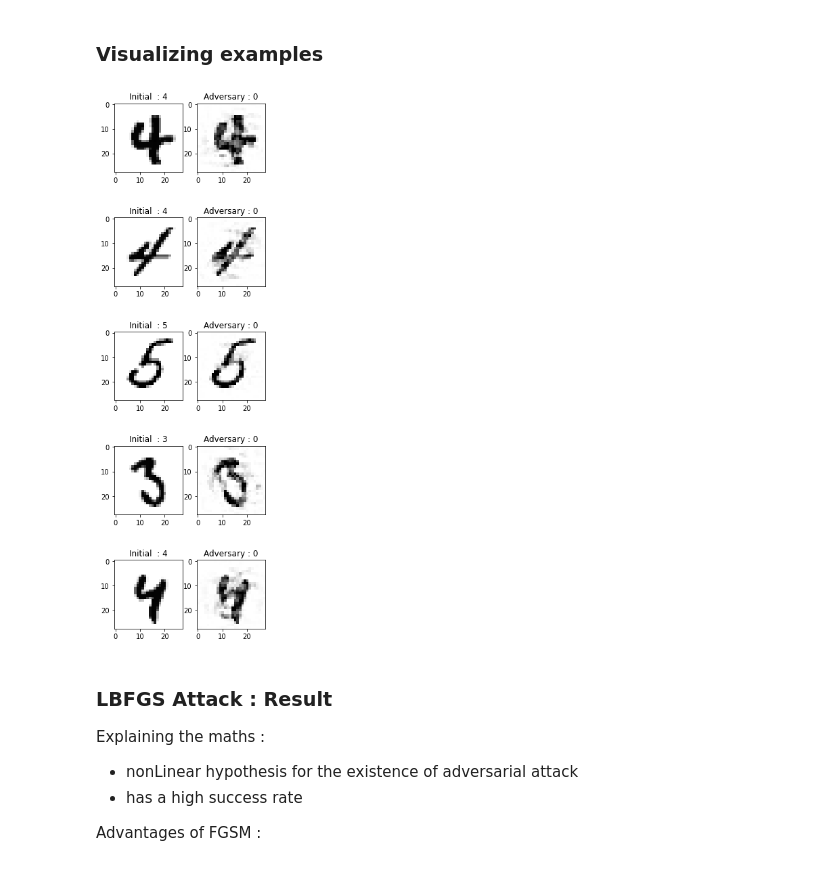
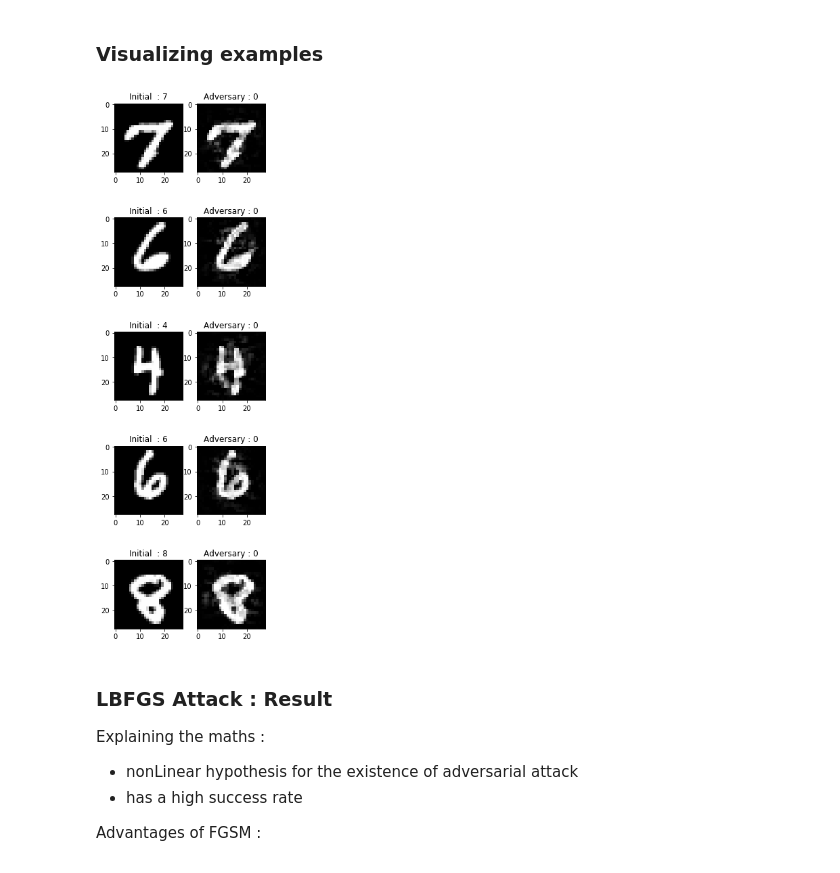
Before and after one commit to AmineDiro/Adversarial-Attacks, a Jupyter notebook: Adversarial attacks.ipynb, the cells around one changed output. Cells and saved outputs as stored; diff of their text form; code cells hidden in the pictures.

```diff
--- a/Adversarial attacks.ipynb
+++ b/Adversarial attacks.ipynb
@@ -76,9 +73,6 @@ Net(
 Before impleting attacks describes in the paper. We wanted to generete an 'out-of-the-blue' adversarial examples. Where we change a random generated original image to be classified as a certain label by backpropagation. Given an already trained neural network, we progressively backpropagate the loss to the input whilst keeping the weights unchanged.
 
 We call this attack the Vanilla Attack where the output image is clearly
-# %%
-x = torch.randn(1,1,28,28).to(device)
-x.requires_grad= True
 # %%
 def adversarial(model, device, n=2,epochs = 10):
     """
@@ -324,4 +318,4 @@ Text(0.5, 1.0, 'Original image : 5, proba =43.11%')
 # %% [markdown]
 ### Results
 # %%
-final_acc, adv_examples, proba_orig, proba_adv = test_LBFGS_mnist(model,device,test_loader,nb_exemples=10)
+final_acc, adv_examples, proba_orig, proba_adv = test_LBFGS_mnist(model,device,test_loader,nb_exemples=1000)
@@ -341,16 +349,16 @@ axs[1].hist(proba_adv)
 # %%
 fig , axs = plt.subplots(ncols=2, nrows=len(adv_examples),figsize=(4,15))
 
 for j in range(0,len(adv_examples)):
     original, adversary, init_pred , final_pred = adv_examples[j]
-    axs[j,0].imshow(original,cmap='Greys')
+    axs[j,0].imshow(original,cmap='gray')
     axs[j,0].set_title('Initial  : {}'.format(init_pred.item()))
-    axs[j,1].imshow(adversary,cmap='Greys')
+    axs[j,1].imshow(adversary,cmap='gray')
     axs[j,1].set_title('Adversary : {}'.format(final_pred.item()))
 
 plt.savefig('Results/Exemples LBFGS mnist.png')
 # %% [output]
-[figure, old version]
+[figure, new version]
 # %% [markdown]
 ### LBFGS Attack : Result
 
```
Also changed, not shown: parts of 4 cells of this notebook, 2 other files.
